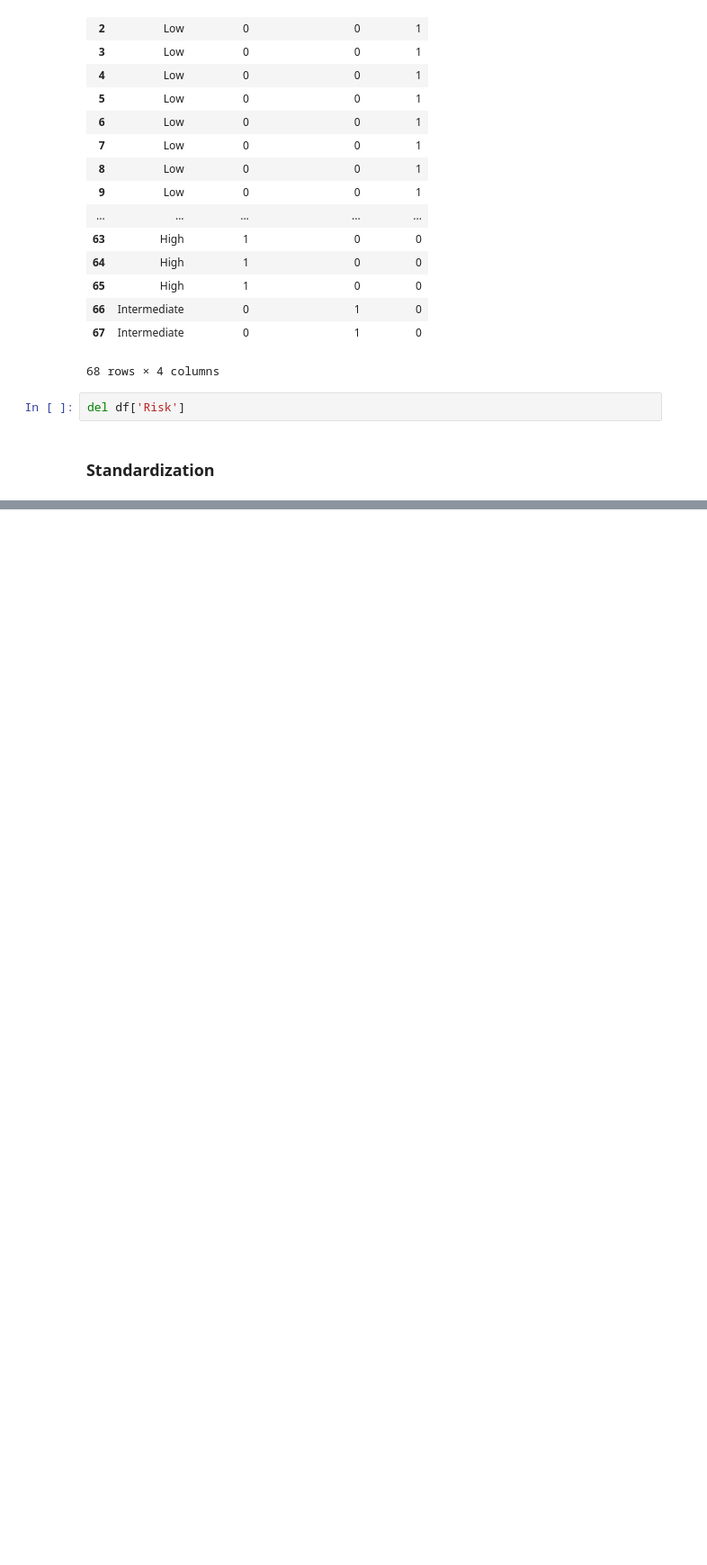
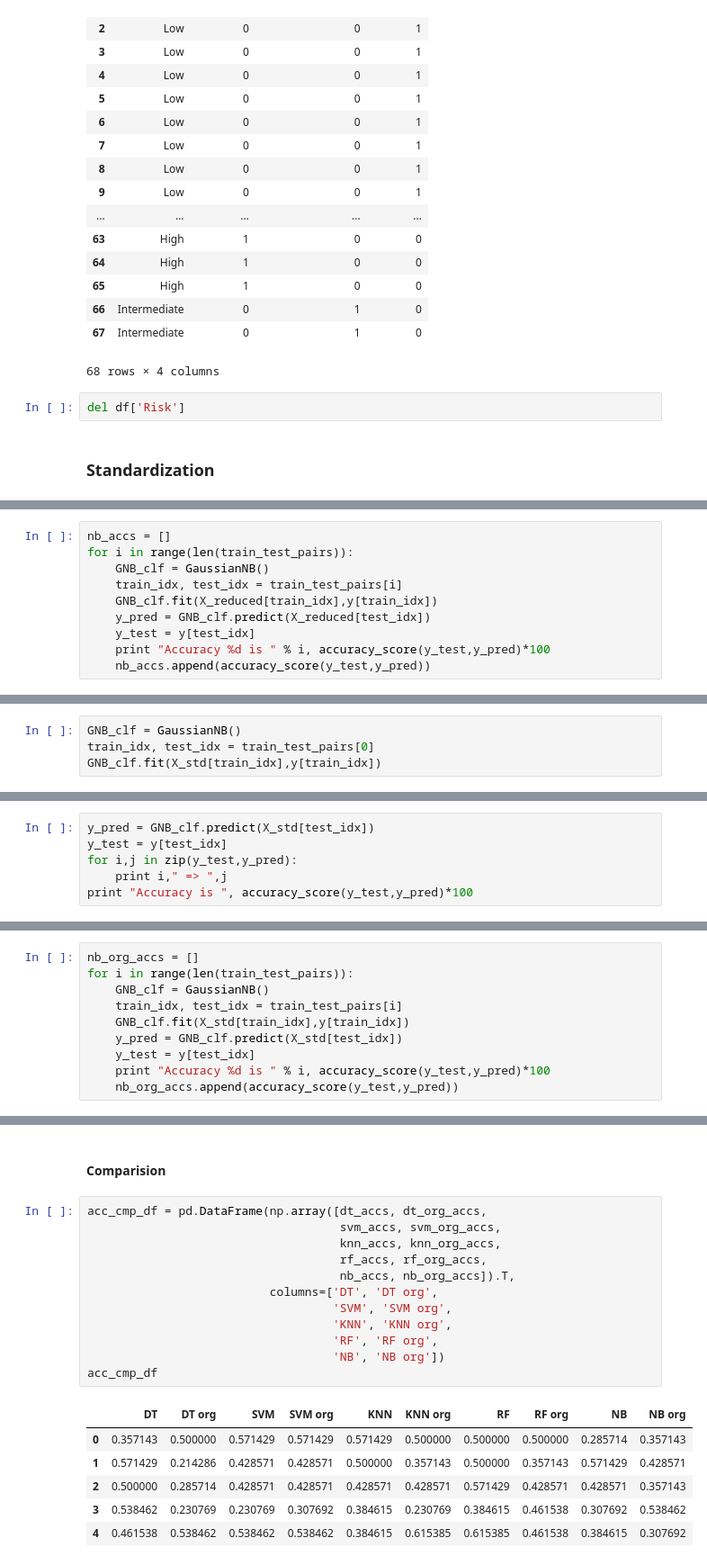
Before and after one commit to zhanglid/MRI-cancer-classification, a Jupyter notebook: Dataset Analysis.ipynb, the cells around one changed output, grey strips where cells are left out. Shown at 90% size. Cells and saved outputs as stored; diff of their text form; blank space fills up the shorter version.

```diff
--- a/Dataset Analysis.ipynb
+++ b/Dataset Analysis.ipynb
@@ -296,0 +1035,10 @@ normalized_data
+# %%
+nb_accs = []
+for i in range(len(train_test_pairs)):
+    GNB_clf = GaussianNB()
+    train_idx, test_idx = train_test_pairs[i]
+    GNB_clf.fit(X_reduced[train_idx],y[train_idx])
+    y_pred = GNB_clf.predict(X_reduced[test_idx])
+    y_test = y[test_idx]
+    print "Accuracy %d is " % i, accuracy_score(y_test,y_pred)*100
+    nb_accs.append(accuracy_score(y_test,y_pred))
@@ -296,0 +1053,4 @@ normalized_data
+# %%
+GNB_clf = GaussianNB()
+train_idx, test_idx = train_test_pairs[0]
+GNB_clf.fit(X_std[train_idx],y[train_idx])
@@ -296,0 +1059,6 @@ normalized_data
+# %%
+y_pred = GNB_clf.predict(X_std[test_idx])
+y_test = y[test_idx]
+for i,j in zip(y_test,y_pred):
+    print i," => ",j
+print "Accuracy is ", accuracy_score(y_test,y_pred)*100
@@ -296,0 +1086,10 @@ normalized_data
+# %%
+nb_org_accs = []
+for i in range(len(train_test_pairs)):
+    GNB_clf = GaussianNB()
+    train_idx, test_idx = train_test_pairs[i]
+    GNB_clf.fit(X_std[train_idx],y[train_idx])
+    y_pred = GNB_clf.predict(X_std[test_idx])
+    y_test = y[test_idx]
+    print "Accuracy %d is " % i, accuracy_score(y_test,y_pred)*100
+    nb_org_accs.append(accuracy_score(y_test,y_pred))
@@ -296,0 +1102,21 @@ normalized_data
+# %% [markdown]
+#### Comparision
+# %%
+acc_cmp_df = pd.DataFrame(np.array([dt_accs, dt_org_accs,
+                                    svm_accs, svm_org_accs,
+                                    knn_accs, knn_org_accs,
+                                    rf_accs, rf_org_accs,
+                                    nb_accs, nb_org_accs]).T,
+                          columns=['DT', 'DT org',
+                                   'SVM', 'SVM org',
+                                   'KNN', 'KNN org',
+                                   'RF', 'RF org',
+                                   'NB', 'NB org'])
+acc_cmp_df
+# %% [output]
+|  | DT | DT org | SVM | SVM org | KNN | KNN org | RF | RF org | NB | NB org |
+| 0 | 0.357143 | 0.500000 | 0.571429 | 0.571429 | 0.571429 | 0.500000 | 0.500000 | 0.500000 | 0.285714 | 0.357143 |
+| 1 | 0.571429 | 0.214286 | 0.428571 | 0.428571 | 0.500000 | 0.357143 | 0.500000 | 0.357143 | 0.571429 | 0.428571 |
+| 2 | 0.500000 | 0.285714 | 0.428571 | 0.428571 | 0.428571 | 0.428571 | 0.571429 | 0.428571 | 0.428571 | 0.357143 |
+| 3 | 0.538462 | 0.230769 | 0.230769 | 0.307692 | 0.384615 | 0.230769 | 0.384615 | 0.461538 | 0.307692 | 0.538462 |
+| 4 | 0.461538 | 0.538462 | 0.538462 | 0.538462 | 0.384615 | 0.615385 | 0.615385 | 0.461538 | 0.384615 | 0.307692 |
```
Also changed, not shown: parts of 98 cells of this notebook.
